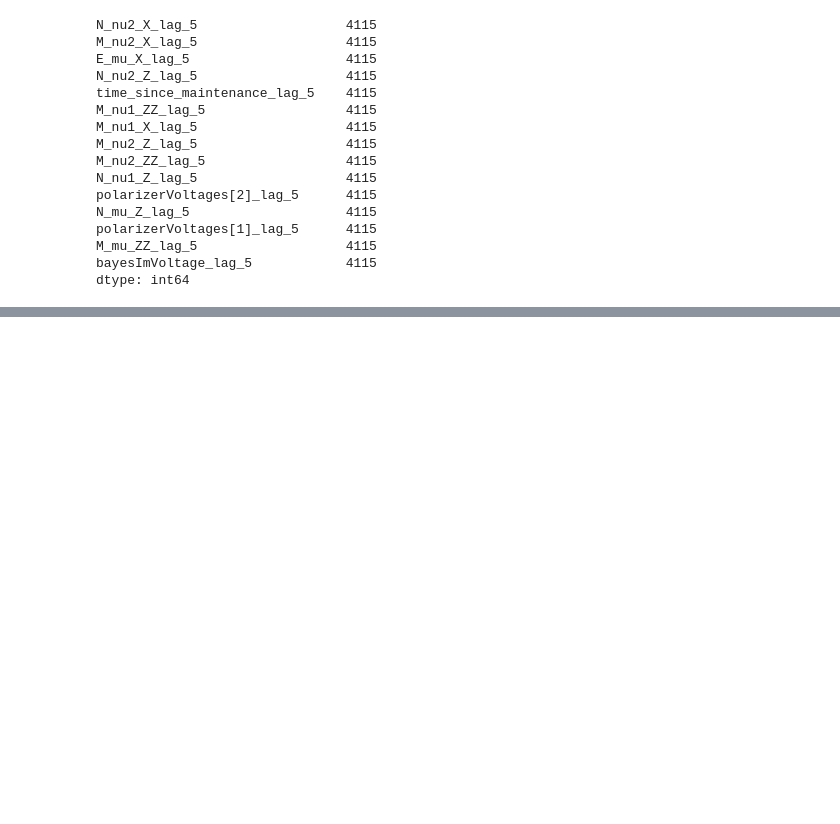
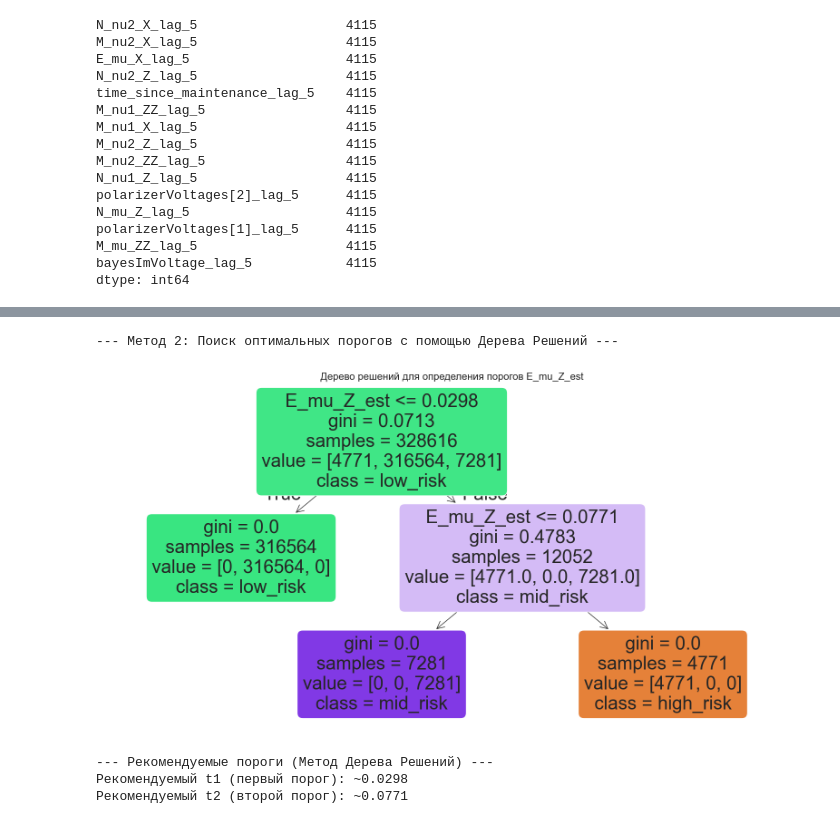
Before and after one commit to jmihan/aidao-hack, a Jupyter notebook: notebooks/eda_processed.ipynb, the cells around one changed output, grey strips where cells are left out. Cells and saved outputs as stored; diff of their text form; code cells hidden in the pictures; blank space fills up the shorter version.

```diff
--- a/notebooks/eda_processed.ipynb
+++ b/notebooks/eda_processed.ipynb
@@ -371,0 +527,46 @@ else:
+# %%
+if df_analysis is not None:
+    print("\n--- Метод 2: Поиск оптимальных порогов с помощью Дерева Решений ---")
+
+    # 1. Создаем упрощенную категорию риска
+    def get_risk_category(r):
+        if r >= 0.8: return 'low_risk'      # R=0.8, 0.85, 0.9
+        if r >= 0.6: return 'mid_risk'      # R=0.6, 0.65, 0.7, 0.75
+        return 'high_risk'                  # R=0.5, 0.55
+
+    df_tree = df_analysis[['E_mu_Z_est', 'R']].copy()
+    df_tree['risk_category'] = df_tree['R'].apply(get_risk_category)
+
+    # 2. Обучаем простое дерево решений
+    # Мы используем только E_mu_Z_est, т.к. именно на него ориентировалась историческая система
+    X = df_tree[['E_mu_Z_est']]
+    y = df_tree['risk_category']
+
+    # max_depth=2, чтобы получить до 3-х порогов (идеально для t1 и t2)
+    dt = DecisionTreeClassifier(max_depth=2, random_state=42)
+    dt.fit(X, y)
+
+    # 3. Визуализируем дерево и извлекаем пороги
+    plt.figure(figsize=(20, 10))
+    plot_tree(dt, feature_names=['E_mu_Z_est'], class_names=dt.classes_, filled=True, rounded=True, precision=4)
+    plt.title("Дерево решений для определения порогов E_mu_Z_est", fontsize=16)
+    plt.show()
+
+    # Извлекаем пороги из обученного дерева
+    thresholds = sorted([node for node in dt.tree_.threshold if node != -2])
+
+    print("\n--- Рекомендуемые пороги (Метод Дерева Решений) ---")
+    if len(thresholds) >= 2:
+        print(f"Рекомендуемый t1 (первый порог): ~{thresholds[0]:.4f}")
+        print(f"Рекомендуемый t2 (второй порог): ~{thresholds[1]:.4f}")
+    elif len(thresholds) == 1:
+        print(f"Дерево нашло только один значимый порог: ~{thresholds[0]:.4f}")
+        print("Можно использовать его как t1, а t2 подобрать вручную (например, t1*2).")
+    else:
+        print("Дереву не удалось найти четких порогов.")
+# %% [output]
+--- Метод 2: Поиск оптимальных порогов с помощью Дерева Решений ---
+[figure, added]
+--- Рекомендуемые пороги (Метод Дерева Решений) ---
+Рекомендуемый t1 (первый порог): ~0.0298
+Рекомендуемый t2 (второй порог): ~0.0771
```
Also changed, not shown: parts of 12 cells of this notebook.
